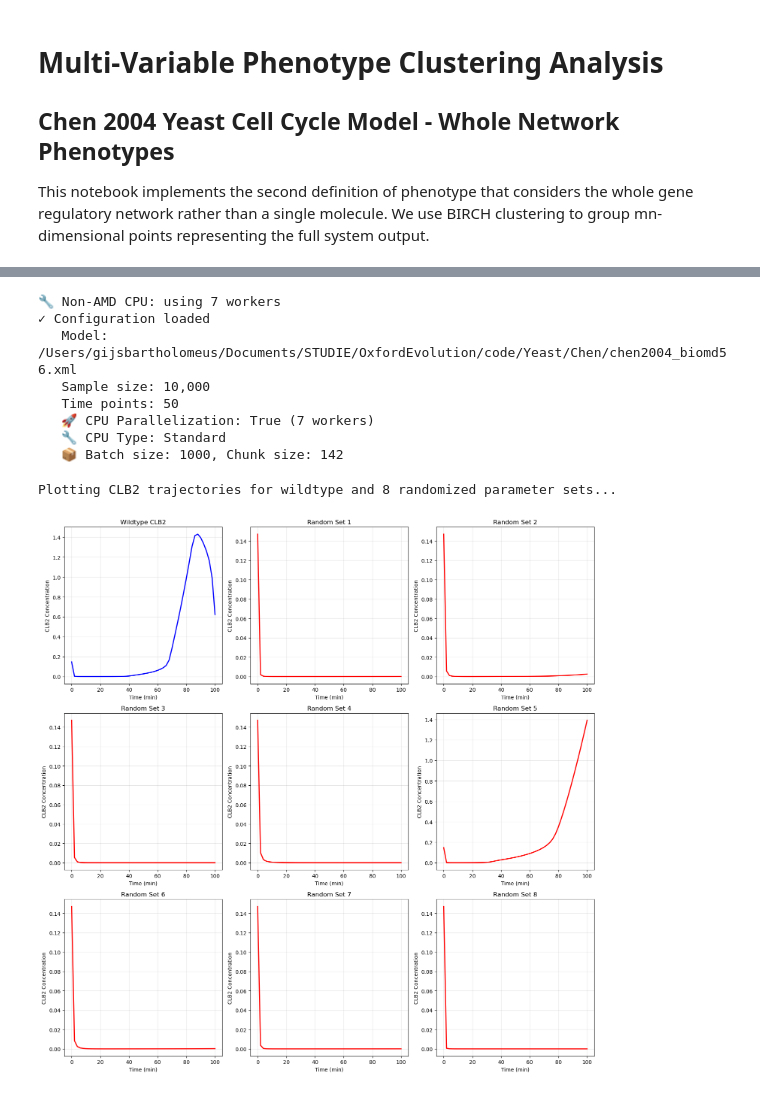
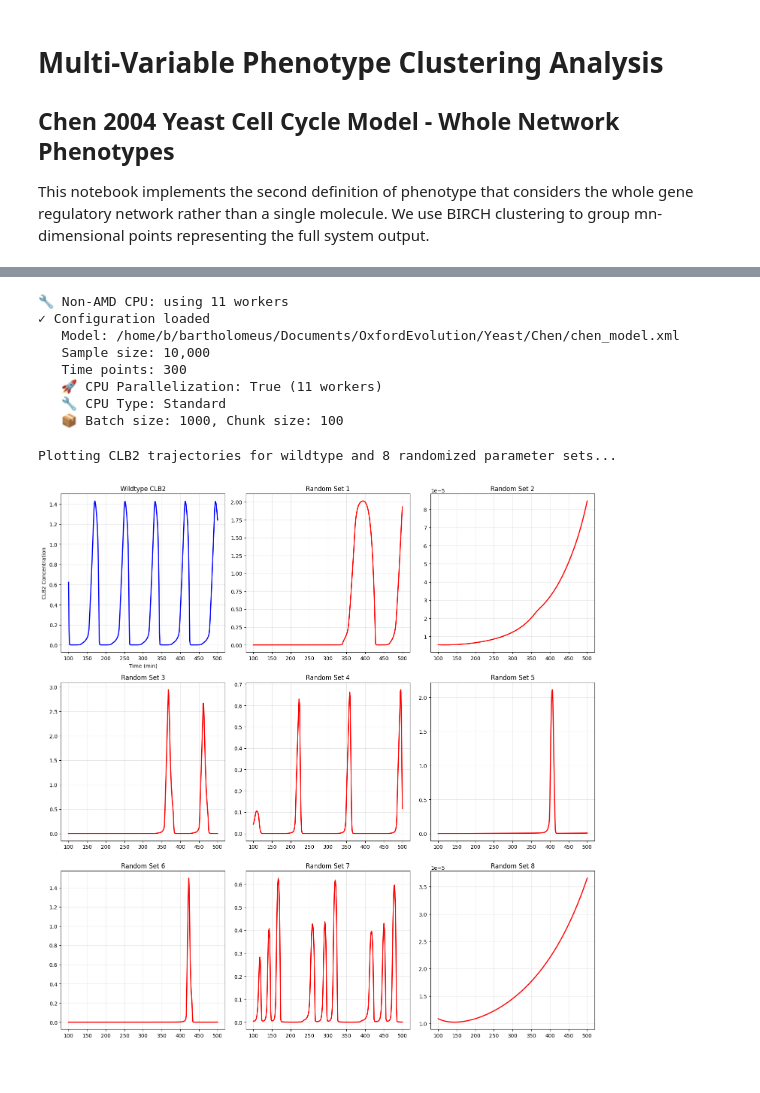
Before and after one commit to GijsBartholomeus/OxfordEvolution, a Jupyter notebook: Yeast/Chen/BIRCH/BIRCH.ipynb, the cells around one changed output, grey strips where cells are left out. Cells and saved outputs as stored; diff of their text form; code cells hidden in the pictures.

```diff
--- a/Yeast/Chen/BIRCH/BIRCH.ipynb
+++ b/Yeast/Chen/BIRCH/BIRCH.ipynb
@@ -149,25 +172,28 @@ OPTIMAL_WORKERS, IS_AMD_CPU = detect_cpu_config()
 # === CONFIGURATION ===
 def get_model_path():
     # Detected on this machine (Beecroft) -- absolute path added
-    linux_path = "/home/b/bartholomeus/Documents/OxfordEvolution/Yeast/Chen/chen2004_biomd56.xml"
-    mac_path = "/Users/gijsbartholomeus/Documents/STUDIE/OxfordEvolution/code/Yeast/Chen/chen2004_biomd56.xml"
+    linux_path = "/home/b/bartholomeus/Documents/OxfordEvolution/Yeast/Chen/chen_model.xml"
+    mac_path = "/Users/gijsbartholomeus/Documents/STUDIE/OxfordEvolution/code/Yeast/Chen/chen_model.xml"
 
     if os.path.exists(linux_path):
         return linux_path
     elif os.path.exists(mac_path):
         return mac_path
+    elif os.path.exists(Beecroft_path):
+        print("Beecroft_path")
+        return Beecroft_path
     else:
         # Fallback: try to find it relative to current directory
         possible_relative_paths = [
-            "chen2004_biomd56.xml",
-            "Chen/chen2004_biomd56.xml",
-            "../Chen/chen2004_biomd56.xml"
+            "chen_model.xml",
+            "Chen/chen_model.xml",
+            "../Chen/chen_model.xml"
         ]
         for rel_path in possible_relative_paths:
             if os.path.exists(rel_path):
                 return os.path.abspath(rel_path)
 
-        raise FileNotFoundError("Could not find chen2004_biomd56.xml")
+        raise FileNotFoundError("Could not find chen_model.xml")
 
 
 print(f"✓ Configuration loaded")
@@ -178,14 +204,14 @@ print(f"   🚀 CPU Parallelization: {USE_MULTIPROCESSING} ({NUM_WORKERS} worker
 print(f"   🔧 CPU Type: {'AMD/Radeon optimized' if IS_AMD_CPU else 'Standard'}")
 print(f"   📦 Batch size: {BATCH_SIZE}, Chunk size: {CHUNK_SIZE}")
 # %% [output]
-🔧 Non-AMD CPU: using 7 workers
+🔧 Non-AMD CPU: using 11 workers
 ✓ Configuration loaded
-   Model: /Users/gijsbartholomeus/Documents/STUDIE/OxfordEvolution/code/Yeast/Chen/chen2004_biomd56.xml
+   Model: /home/b/bartholomeus/Documents/OxfordEvolution/Yeast/Chen/chen_model.xml
    Sample size: 10,000
-   Time points: 50
-   🚀 CPU Parallelization: True (7 workers)
+   Time points: 300
+   🚀 CPU Parallelization: True (11 workers)
    🔧 CPU Type: Standard
-   📦 Batch size: 1000, Chunk size: 142
+   📦 Batch size: 1000, Chunk size: 100
 # %%
 # === CORE FUNCTIONS ===
 def get_kinetic_parameters(rr):
@@ -616,50 +650,68 @@ def collect_network_data_parallel(n_samples, n_workers=None):
         return None
 # %%
 print("Plotting CLB2 trajectories for wildtype and 8 randomized parameter sets...")
-
+TRIES=15
 # Create time array
-timeplot = np.linspace(0, SIMULATION_TIME, N_TIME_POINTS + 1)
+timeplot = np.linspace(SIMULATION_START, SIMULATION_TIME, N_TIME_POINTS + 1)
 
 # Create the plot
 fig, axes = plt.subplots(3, 3, figsize=(15, 15))
 fig.set_layout_engine('constrained')
 
 # Flatten axes for easier indexing
 axes_flat = axes.flatten()
 
 # Simulate and plot wildtype in top-left
-rr_wt = te.loadSBMLModel("chen2004_biomd56.xml")
+rr_wt = te.loadSBMLModel(model_path)
 
 rr_wt.resetAll()
 species_wt,_, concentrations_wt = simulate_full_network_fast(rr_wt, CLB2=True)
 axes_flat[0].plot(timeplot, concentrations_wt, 'b-', label='CLB2', linewidth=2)
 axes_flat[0].set_title("Wildtype CLB2")
 axes_flat[0].set_xlabel("Time (min)")
 axes_flat[0].set_ylabel("CLB2 Concentration")
 axes_flat[0].grid(True, alpha=0.3)
 
-# Simulate and plot 8 random parameter sets
+failure_reasons = []
+success = False
+
 for i in range(8):
-    # Create new model instance for each random parameter set
-    rr_rand = te.loadSBMLModel("chen2004_biomd56.xml")
-    sample_parameters(rr_rand)  # Randomize parameters
-    species_rand, _,concentrations_rand = simulate_full_network_fast(rr_rand, CLB2=True)
-    if species_rand == None:
-        species_rand, _,concentrations_rand = simulate_full_network_fast(rr_rand, CLB2=True)
+    rr_rand = te.loadSBMLModel(model_path)
 
-    # Plot in the corresponding subplot (skip index 0 as it's used for wildtype)
+    reason = None
+    for attempt in range(1, TRIES + 1):
+        sample_parameters(rr_rand)
+        species_rand, _, concentrations_rand = simulate_full_network_fast(rr_rand, CLB2=True)
+        if species_rand not in [None, "error_runtime", "divergent", "negative", "missing_CLB2"]:
+            success = True
+            break
+        reason = species_rand
+    else:
+        failure_reasons.append(reason)
+
     ax = axes_flat[i + 1]
-    ax.plot(timeplot, concentrations_rand, 'r-', label='CLB2', linewidth=2)
-    ax.set_title(f"Random Set {i+1}")
-    ax.set_xlabel("Time (min)")
-    ax.set_ylabel("CLB2 Concentration")
+    if concentrations_rand is not None:
+        ax.plot(timeplot, concentrations_rand, 'r-', linewidth=2)
+        ax.set_title(f"Random Set {i+1}")
+    else:
+        ax.text(0.5, 0.5, f"Failed: {reason}", ha='center', va='center', transform=ax.transAxes)
+        ax.set_title(f"Random Set {i+1} (failed)")
     ax.grid(True, alpha=0.3)
+
+# if NOTHING worked, replace last subplot with failure histogram
+if not success and failure_reasons:
+    from collections import Counter
+    ax_hist = axes_flat[-1]
+    counts = Counter(failure_reasons)
+    ax_hist.bar(counts.keys(), counts.values(), color='gray', alpha=0.7)
+    ax_hist.set_title("Failure reasons")
+    ax_hist.grid(True, alpha=0.3)
 
 plt.tight_layout()
 plt.show()
 # %% [output]
 Plotting CLB2 trajectories for wildtype and 8 randomized parameter sets...
-[figure, old version]
+[figure, new version]
 # %%
 network_data =  collect_network_data_parallel(SAMPLE_SIZE)
 # # Basic checks
```
Also changed, not shown: parts of 11 cells of this notebook, 6 other files.
